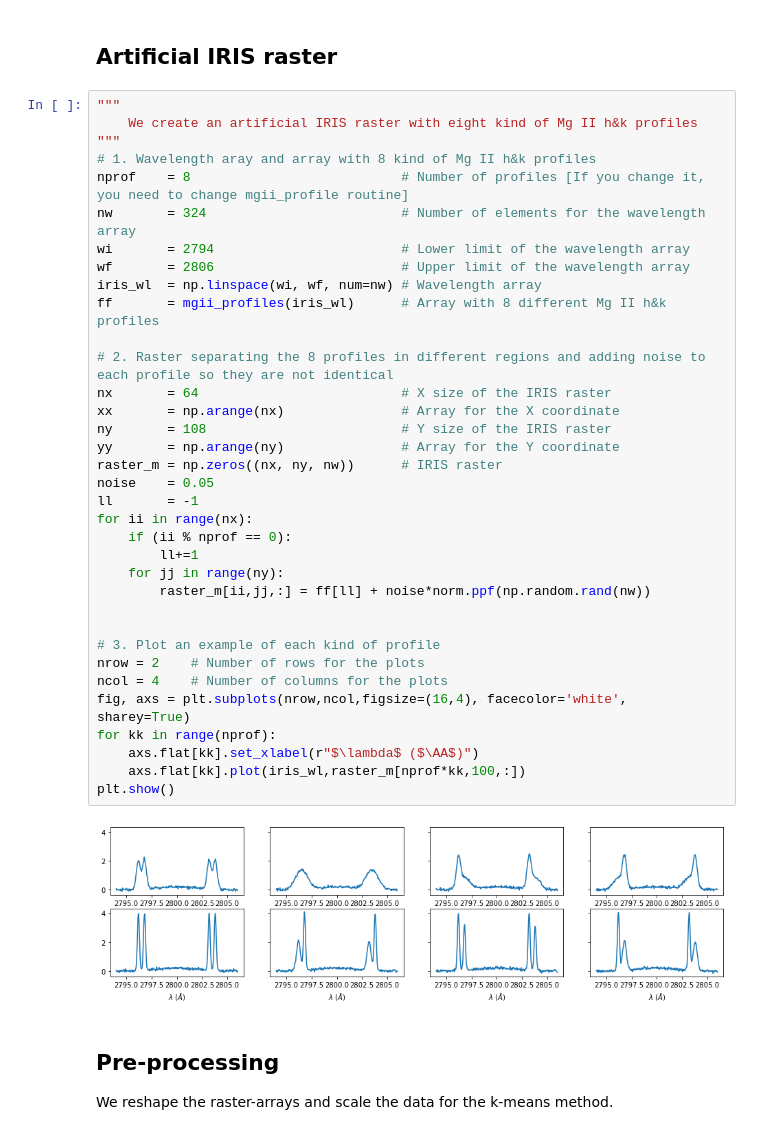
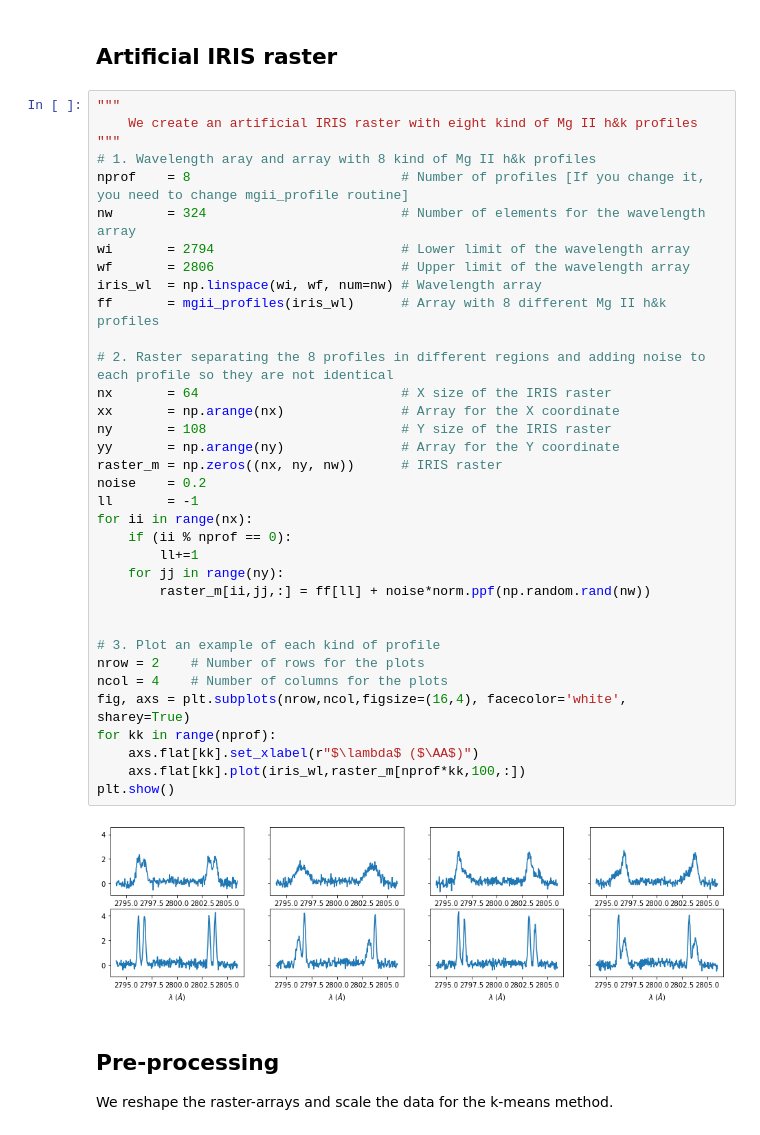
Before and after one commit to dnobrega/DNS, a Jupyter notebook: dnspy/notebooks/k_means_test.ipynb, the cells around one changed output. Saved outputs shown, nothing was run; the diff lists cells and outputs as text.

```diff
--- a/dnspy/notebooks/k_means_test.ipynb
+++ b/dnspy/notebooks/k_means_test.ipynb
@@ -80,35 +80,35 @@ def mgii_profiles(xx):
 nprof    = 8                           # Number of profiles [If you change it, you need to change mgii_profile routine]
 nw       = 324                         # Number of elements for the wavelength array
 wi       = 2794                        # Lower limit of the wavelength array
 wf       = 2806                        # Upper limit of the wavelength array
 iris_wl  = np.linspace(wi, wf, num=nw) # Wavelength array
 ff       = mgii_profiles(iris_wl)      # Array with 8 different Mg II h&k profiles
 
 # 2. Raster separating the 8 profiles in different regions and adding noise to each profile so they are not identical
 nx       = 64                          # X size of the IRIS raster
 xx       = np.arange(nx)               # Array for the X coordinate
 ny       = 108                         # Y size of the IRIS raster
 yy       = np.arange(ny)               # Array for the Y coordinate
 raster_m = np.zeros((nx, ny, nw))      # IRIS raster
-noise    = 0.05
+noise    = 0.2
 ll       = -1
 for ii in range(nx):
     if (ii % nprof == 0):
         ll+=1
     for jj in range(ny):
         raster_m[ii,jj,:] = ff[ll] + noise*norm.ppf(np.random.rand(nw))
 
 
 # 3. Plot an example of each kind of profile
 nrow = 2    # Number of rows for the plots
 ncol = 4    # Number of columns for the plots
 fig, axs = plt.subplots(nrow,ncol,figsize=(16,4), facecolor='white', sharey=True)
 for kk in range(nprof):
     axs.flat[kk].set_xlabel(r"$\lambda$ ($\AA$)")
     axs.flat[kk].plot(iris_wl,raster_m[nprof*kk,100,:])
 plt.show()
 # %% [output]
-[figure, old version]
+[figure, new version]
 # %% [markdown]
 ## Pre-processing
 We reshape the raster-arrays and scale the data for the k-means method.
```
Also changed, not shown: parts of 7 cells of this notebook, 2 other files.
